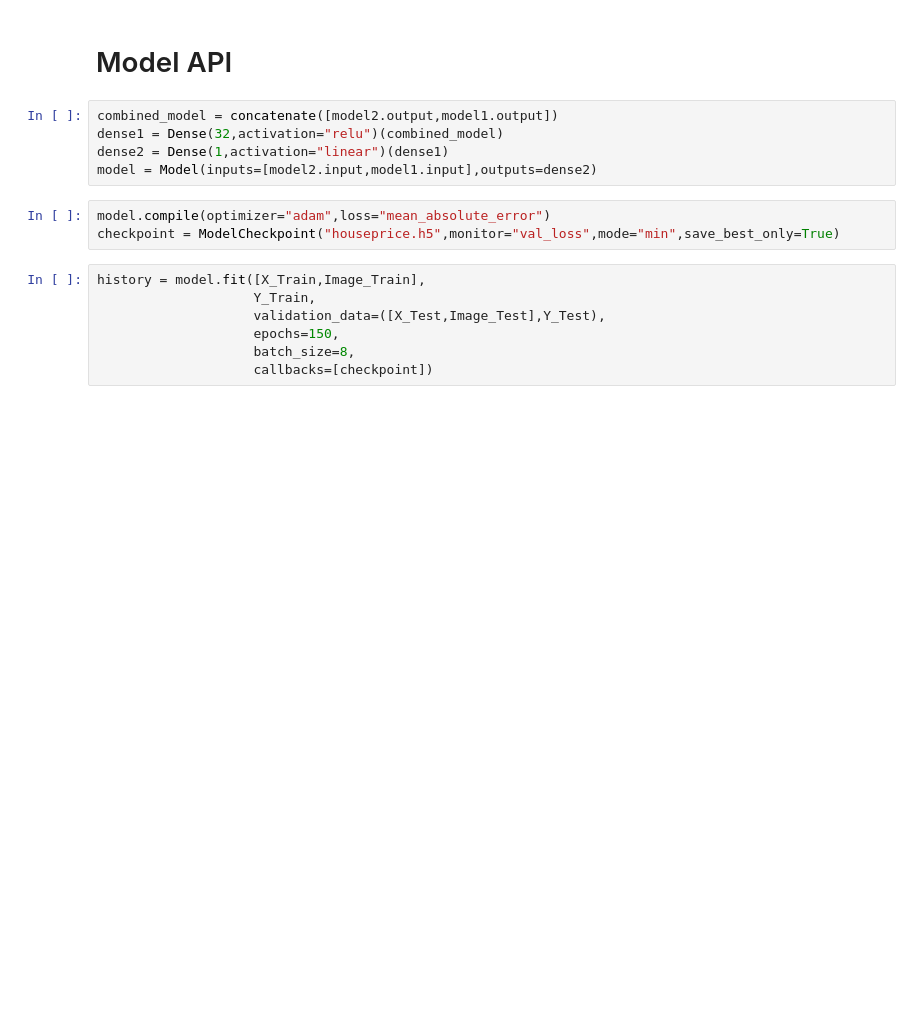
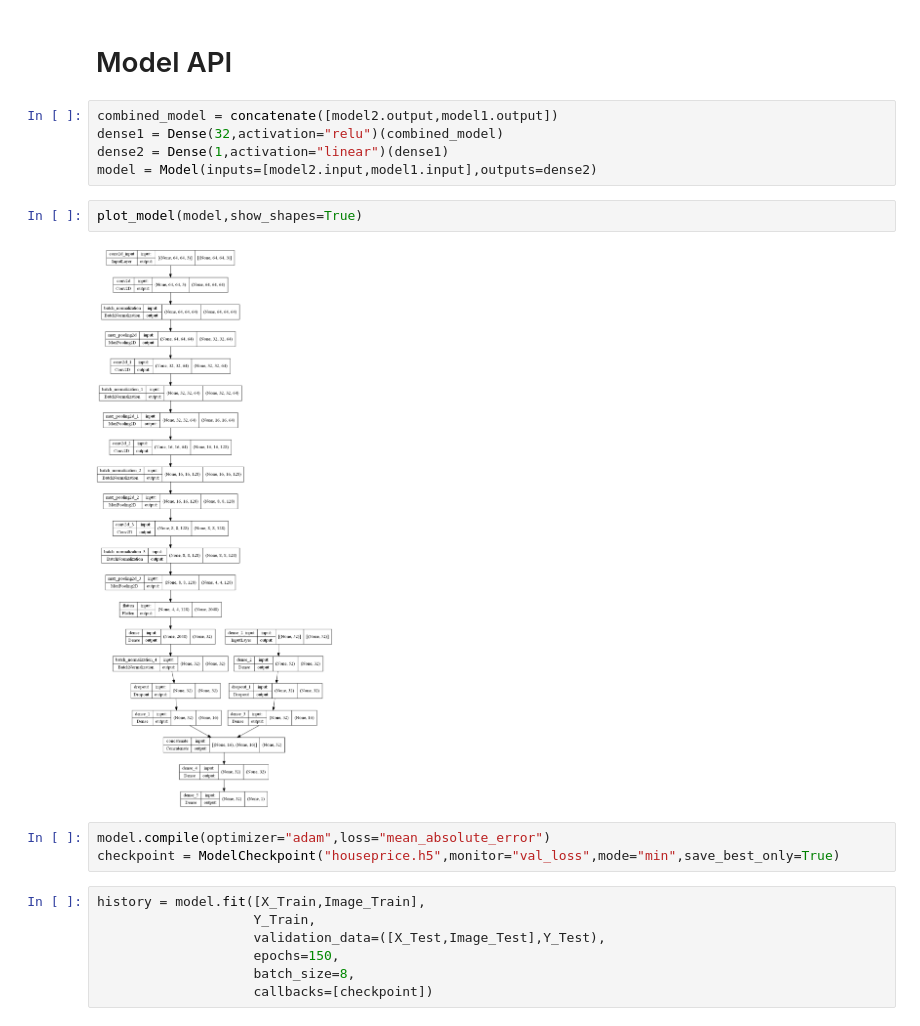
Before and after one commit to AlirezaKiaeipour/DeepLearning, a Jupyter notebook: Houses Price/HousesPrice_MultiChannel.ipynb, the cells around one changed output. Drawn from its saved outputs; the diff is of its cells as text; blank space fills up the shorter version.

```diff
--- a/Houses Price/HousesPrice_MultiChannel.ipynb
+++ b/Houses Price/HousesPrice_MultiChannel.ipynb
@@ -101,6 +102,10 @@ combined_model = concatenate([model2.output,model1.output])
 dense1 = Dense(32,activation="relu")(combined_model)
 dense2 = Dense(1,activation="linear")(dense1)
 model = Model(inputs=[model2.input,model1.input],outputs=dense2)
+# %%
+plot_model(model,show_shapes=True)
+# %% [output]
+[figure, added]
 # %%
 model.compile(optimizer="adam",loss="mean_absolute_error")
 checkpoint = ModelCheckpoint("houseprice.h5",monitor="val_loss",mode="min",save_best_only=True)
```
Also changed, not shown: parts of 1 cell of this notebook.
